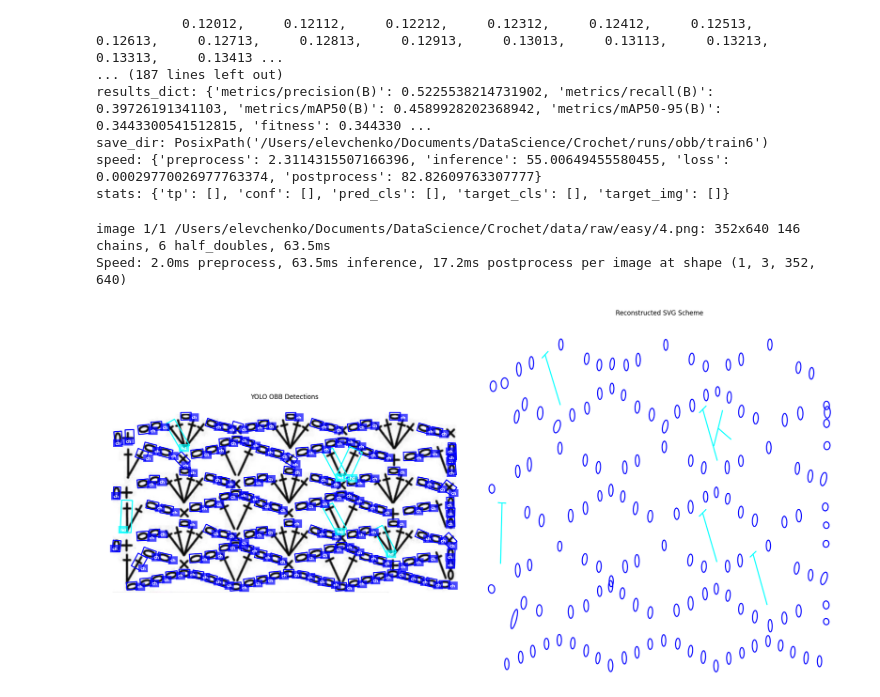
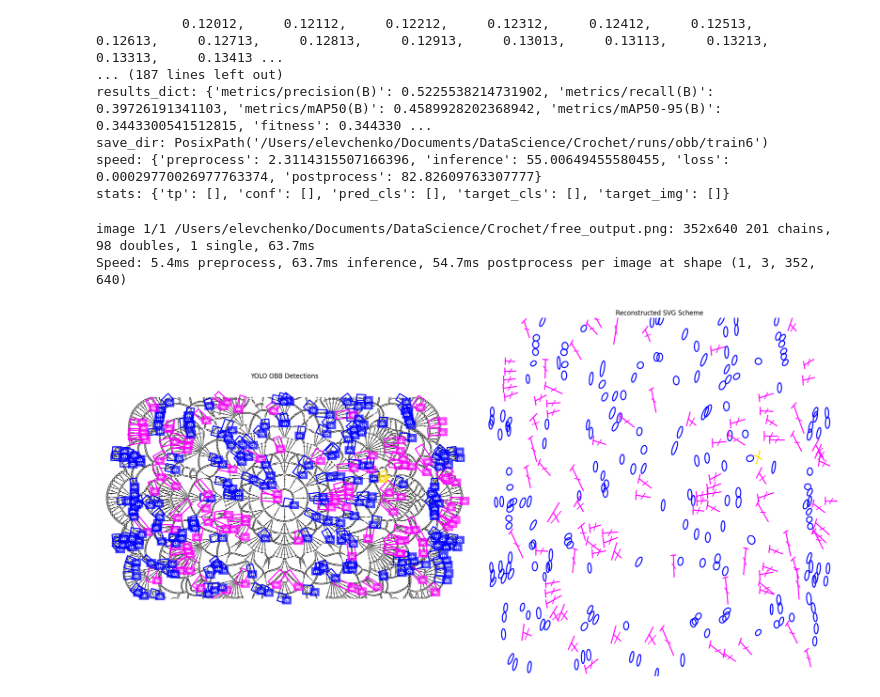
Before and after one commit to FrogTravel/crochet_studio, a Jupyter notebook: YOLO_OBB_pipeline.ipynb, the cells around one changed output. Saved outputs shown, nothing was run; the diff lists cells and outputs as text; code cells hidden in the pictures.

Commit message:
Image generation

```diff
--- a/YOLO_OBB_pipeline.ipynb
+++ b/YOLO_OBB_pipeline.ipynb
@@ -118,8 +118,8 @@ def draw_svg_icon(ax, label, x, y, w, h, angle_deg, color):
         ax.plot([x-w/3, x+w/3], [y+h/3, y-h/3], color=color, lw=2, transform=t)
 
 # 3. Main Execution
-trained_model = YOLO('runs/obb/train6/weights/best.pt')
-test_img_path = "data/raw/easy/4.png"
+trained_model = YOLO('runs/obb/obb_train23/weights/best.pt')
+test_img_path = "free_output.png"
 results = trained_model.predict(test_img_path, conf=0.25)
 res = results[0]
 
@@ -141,33 +141,33 @@ if len(res.obb) > 0:
         # xyxyxyxy shape is (1, 4, 2)
         corners = box.xyxyxyxy.cpu().numpy().reshape(4, 2)
         cls_id = int(box.cls[0])
         full_name = res.names[cls_id]
 
         config = CLASS_CONFIG.get(full_name, {"abbr": "??", "color": DEFAULT_COLOR})
         color = config["color"]
         abbr = config["abbr"]
 
         # --- Ax1 Drawing ---
         closed_corners = np.vstack([corners, corners[0]])
         ax1.plot(closed_corners[:, 0], closed_corners[:, 1], color=color, linewidth=2)
         ax1.text(corners[0, 0], corners[0, 1] - 5, abbr, color='white', fontsize=8,
                  fontweight='bold', bbox=dict(facecolor=color, edgecolor='none', alpha=0.7))
 
         # --- Ax2 Drawing Logic ---
         center = corners.mean(axis=0)
         width = np.linalg.norm(corners[0] - corners[1])
         height = np.linalg.norm(corners[0] - corners[3])
 
         # Calculate angle (the angle of the top/bottom edge)
         angle = np.degrees(np.arctan2(corners[1, 1] - corners[0, 1], corners[1, 0] - corners[0, 0]))
 
         draw_svg_icon(ax2, full_name, center[0], center[1], width, height, angle, color)
 
 ax1.axis('off')
 ax2.axis('off')
 plt.tight_layout()
 plt.show()
 # %% [output]
-image 1/1 /Users/elevchenko/Documents/DataScience/Crochet/data/raw/easy/4.png: 352x640 146 chains, 6 half_doubles, 63.5ms
-Speed: 2.0ms preprocess, 63.5ms inference, 17.2ms postprocess per image at shape (1, 3, 352, 640)
+image 1/1 /Users/elevchenko/Documents/DataScience/Crochet/free_output.png: 352x640 201 chains, 98 doubles, 1 single, 63.7ms
+Speed: 5.4ms preprocess, 63.7ms inference, 54.7ms postprocess per image at shape (1, 3, 352, 640)
-[figure, old version]
+[figure, new version]
```
Also changed, not shown: 4 other files.
